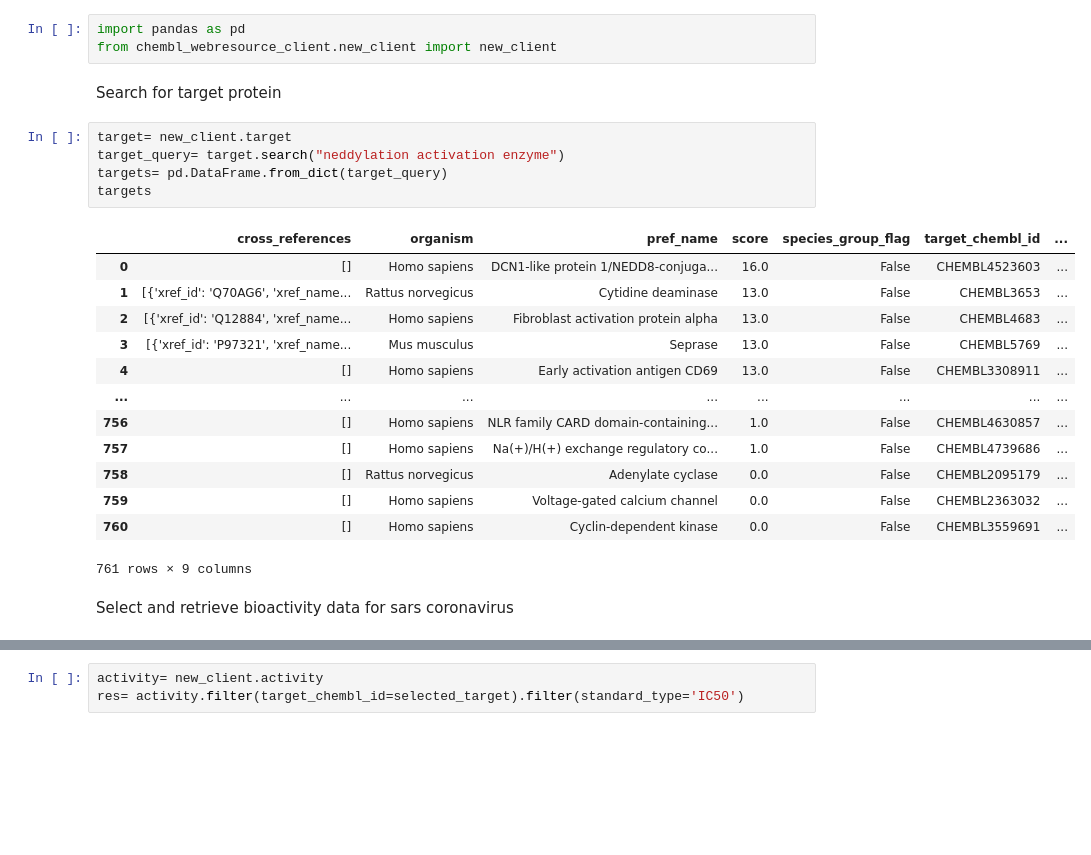
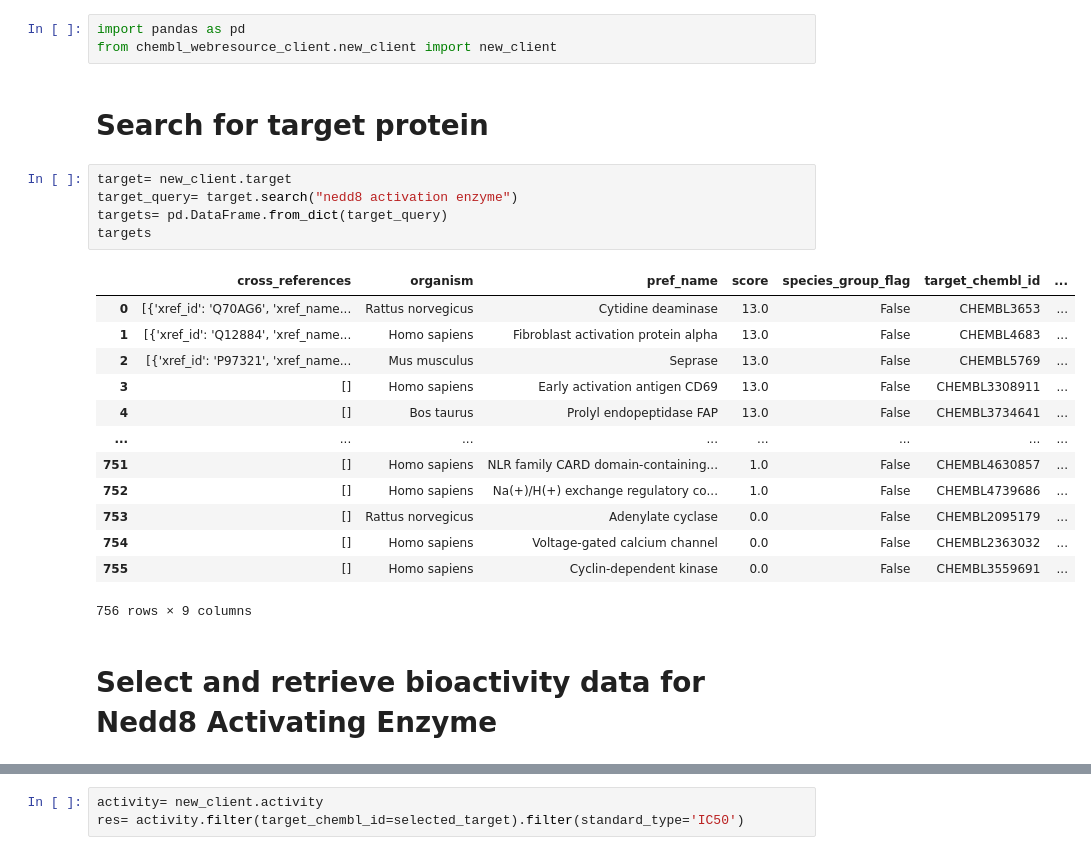
Before and after one commit to Vusumuzi2Mabasa/Learning_projects, a Jupyter notebook: VEE_CODE.ipynb, the cells around one changed output, grey strips where cells are left out. Cells and saved outputs as stored; diff of their text form; blank space fills up the shorter version.

```diff
--- a/VEE_CODE.ipynb
+++ b/VEE_CODE.ipynb
@@ -24,26 +24,26 @@ Successfully installed chembl-webresource-client-0.10.8 itsdangerous-2.1.2 pyyam
 import pandas as pd
 from chembl_webresource_client.new_client import new_client
 # %% [markdown]
-Search for target protein
+# Search for target protein
 # %%
 target= new_client.target
-target_query= target.search("neddylation activation enzyme")
+target_query= target.search("nedd8 activation enzyme")
 targets= pd.DataFrame.from_dict(target_query)
 targets
 # %% [output]
 |  | cross_references | organism | pref_name | score | species_group_flag | target_chembl_id | ... |
-| 0 | [] | Homo sapiens | DCN1-like protein 1/NEDD8-conjuga... | 16.0 | False | CHEMBL4523603 | ... |
-| 1 | [{'xref_id': 'Q70AG6', 'xref_name... | Rattus norvegicus | Cytidine deaminase | 13.0 | False | CHEMBL3653 | ... |
-| 2 | [{'xref_id': 'Q12884', 'xref_name... | Homo sapiens | Fibroblast activation protein alpha | 13.0 | False | CHEMBL4683 | ... |
-| 3 | [{'xref_id': 'P97321', 'xref_name... | Mus musculus | Seprase | 13.0 | False | CHEMBL5769 | ... |
-| 4 | [] | Homo sapiens | Early activation antigen CD69 | 13.0 | False | CHEMBL3308911 | ... |
+| 0 | [{'xref_id': 'Q70AG6', 'xref_name... | Rattus norvegicus | Cytidine deaminase | 13.0 | False | CHEMBL3653 | ... |
+| 1 | [{'xref_id': 'Q12884', 'xref_name... | Homo sapiens | Fibroblast activation protein alpha | 13.0 | False | CHEMBL4683 | ... |
+| 2 | [{'xref_id': 'P97321', 'xref_name... | Mus musculus | Seprase | 13.0 | False | CHEMBL5769 | ... |
+| 3 | [] | Homo sapiens | Early activation antigen CD69 | 13.0 | False | CHEMBL3308911 | ... |
+| 4 | [] | Bos taurus | Prolyl endopeptidase FAP | 13.0 | False | CHEMBL3734641 | ... |
 | ... | ... | ... | ... | ... | ... | ... | ... |
-| 756 | [] | Homo sapiens | NLR family CARD domain-containing... | 1.0 | False | CHEMBL4630857 | ... |
-| 757 | [] | Homo sapiens | Na(+)/H(+) exchange regulatory co... | 1.0 | False | CHEMBL4739686 | ... |
-| 758 | [] | Rattus norvegicus | Adenylate cyclase | 0.0 | False | CHEMBL2095179 | ... |
-| 759 | [] | Homo sapiens | Voltage-gated calcium channel | 0.0 | False | CHEMBL2363032 | ... |
-| 760 | [] | Homo sapiens | Cyclin-dependent kinase | 0.0 | False | CHEMBL3559691 | ... |
+| 751 | [] | Homo sapiens | NLR family CARD domain-containing... | 1.0 | False | CHEMBL4630857 | ... |
+| 752 | [] | Homo sapiens | Na(+)/H(+) exchange regulatory co... | 1.0 | False | CHEMBL4739686 | ... |
+| 753 | [] | Rattus norvegicus | Adenylate cyclase | 0.0 | False | CHEMBL2095179 | ... |
+| 754 | [] | Homo sapiens | Voltage-gated calcium channel | 0.0 | False | CHEMBL2363032 | ... |
+| 755 | [] | Homo sapiens | Cyclin-dependent kinase | 0.0 | False | CHEMBL3559691 | ... |
-761 rows × 9 columns
+756 rows × 9 columns
 # %% [markdown]
-Select and retrieve bioactivity data for sars coronavirus
+# Select and retrieve bioactivity data for Nedd8 Activating Enzyme
 # %%
```
Also changed, not shown: parts of 24 cells of this notebook.
